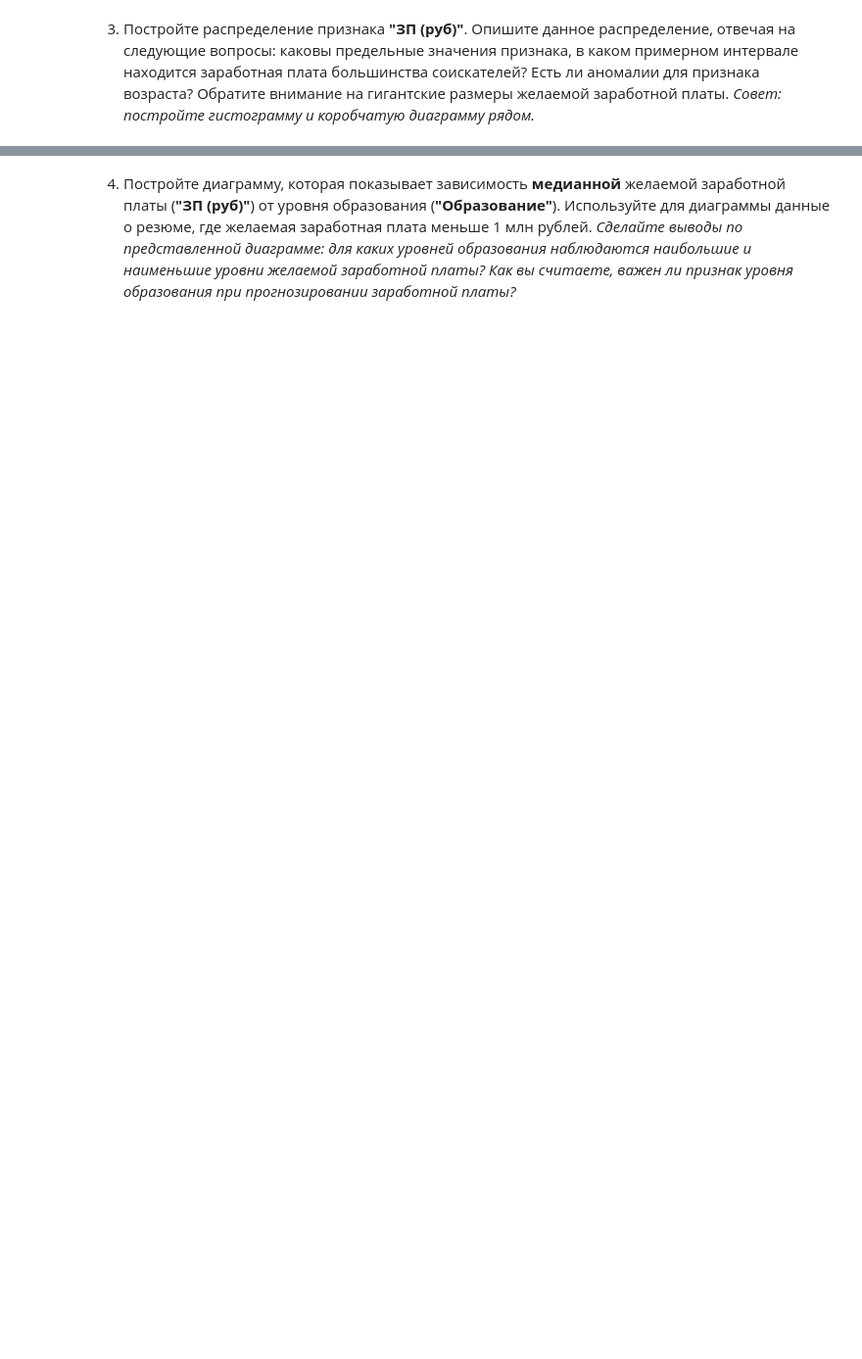
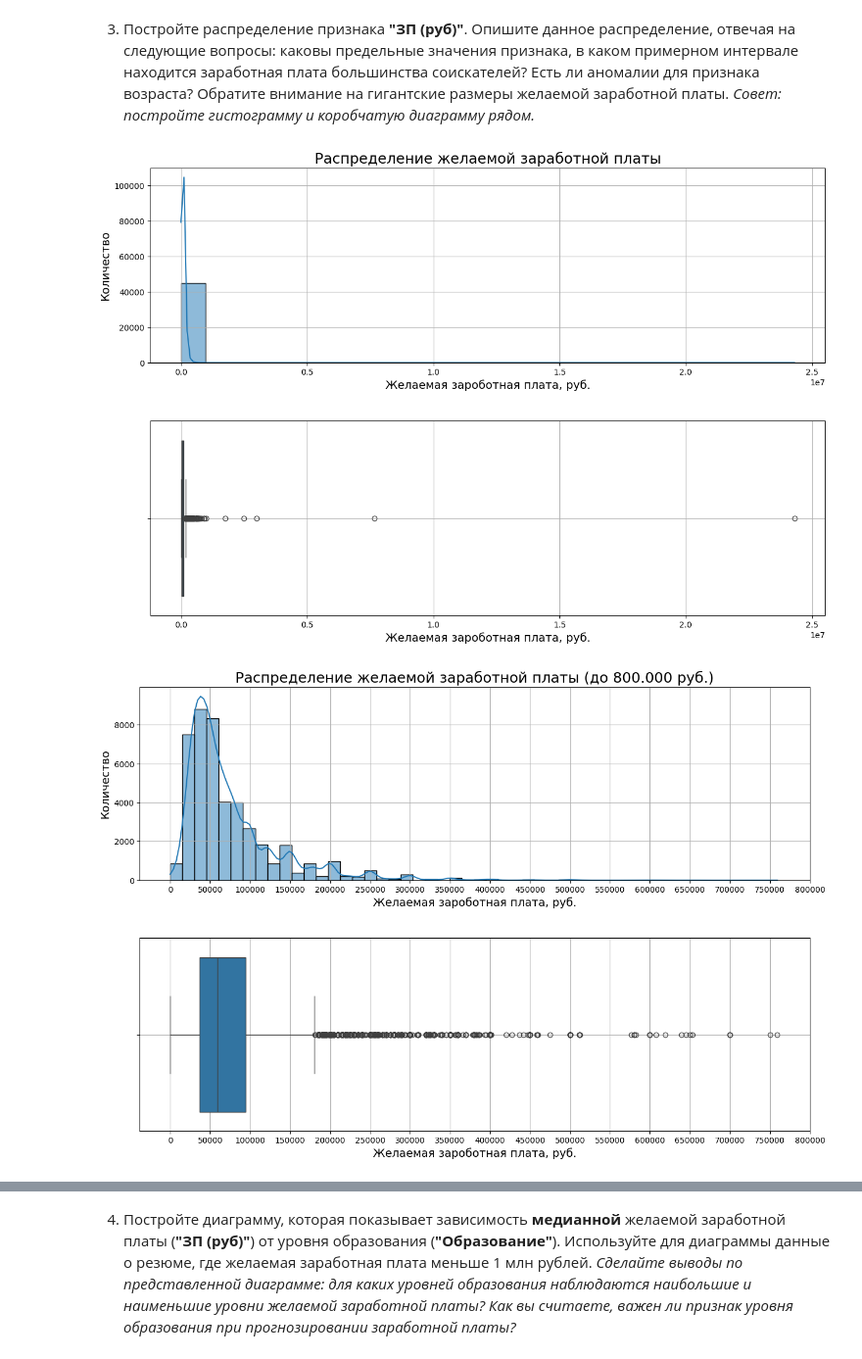
Before and after one commit to Nitys70/LESSONS_FILES, a Jupyter notebook: PY-Project-HH/Project-1._Ноутбук-шаблон.ipynb, the cells around one changed output, grey strips where cells are left out. Shown at 98% size. Cells and saved outputs as stored; diff of their text form; code cells hidden in the pictures; blank space fills up the shorter version.

```diff
--- a/PY-Project-HH/Project-1._Ноутбук-шаблон.ipynb
+++ b/PY-Project-HH/Project-1._Ноутбук-шаблон.ipynb
@@ -407,4 +639,76 @@ hh_cv[hh_cv['Пол'] == 'М'].shape[0]
 *Совет: постройте гистограмму и коробчатую диаграмму рядом.*
 # %%
 # ваш код здесь
+
+fig, axes = plt.subplots(nrows = 2, ncols = 1, figsize = (15, 10))
+plt.subplots_adjust(hspace=0.3)
+
+
+histplot_sallary = sns.histplot(
+    data = hh_cv_final,
+    x = 'ЗП (руб)',
+    bins=25,
+    kde=True,
+    ax=axes[0]
+)
+
+histplot_sallary.set_ylabel('Количество', fontsize = 14)
+histplot_sallary.set_xlabel('Желаемая зароботная плата, руб.', fontsize = 14)
+histplot_sallary.set_title('Распределение желаемой заработной платы', fontsize = 18)
+histplot_sallary.grid()
+
+
+
+boxplot_sallary = sns.boxplot(
+    data = hh_cv_final,
+    x = 'ЗП (руб)',
+    orient='h',
+
+    ax=axes[1]
+)
+
+
+boxplot_sallary.set_xlabel('Желаемая зароботная плата, руб.', fontsize = 14)
+boxplot_sallary.grid()
+
+
+# По той причине, что в данных имеется аномалия со значением 2,4 млн руб. желаемой ЗП,
+# построенные графики не пригодны для анализа. Построим новую пару графиков с фильтром
+# по ЗП в 800.000 рублей в месяц
+
+
+fig, axes = plt.subplots(nrows = 2, ncols = 1, figsize = (15, 10))
+plt.subplots_adjust(hspace=0.3)
+
+
+histplot_sallary_500 = sns.histplot(
+    data = hh_cv_final[hh_cv_final['ЗП (руб)'] < 800000],
+    x = 'ЗП (руб)',
+    bins=50,
+    kde=True,
+    ax=axes[0]
+)
+
+histplot_sallary_500.set_ylabel('Количество', fontsize = 14)
+histplot_sallary_500.set_xlabel('Желаемая зароботная плата, руб.', fontsize = 14)
+histplot_sallary_500.set(xticks=list(range(0, 850000, 50000)))
+histplot_sallary_500.set_title('Распределение желаемой заработной платы (до 800.000 руб.)', fontsize = 18)
+histplot_sallary_500.grid()
+
+
+
+boxplot_sallary_500 = sns.boxplot(
+    data = hh_cv_final[hh_cv_final['ЗП (руб)'] < 800000],
+    x = 'ЗП (руб)',
+    orient='h',
+
+    ax=axes[1]
+)
+
+boxplot_sallary_500.set_xlabel('Желаемая зароботная плата, руб.', fontsize = 14)
+boxplot_sallary_500.set(xticks=list(range(0, 850000, 50000)))
+boxplot_sallary_500.grid()
+# %% [output]
+[figure, added]
+[figure, added]
 # %% [markdown]
```
Also changed, not shown: parts of 12 cells of this notebook, 4 other files.
